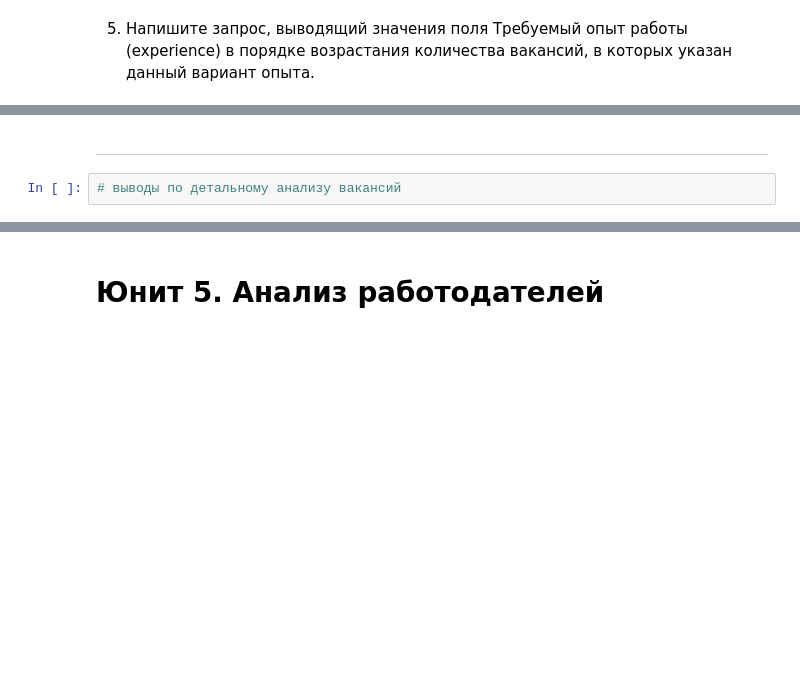
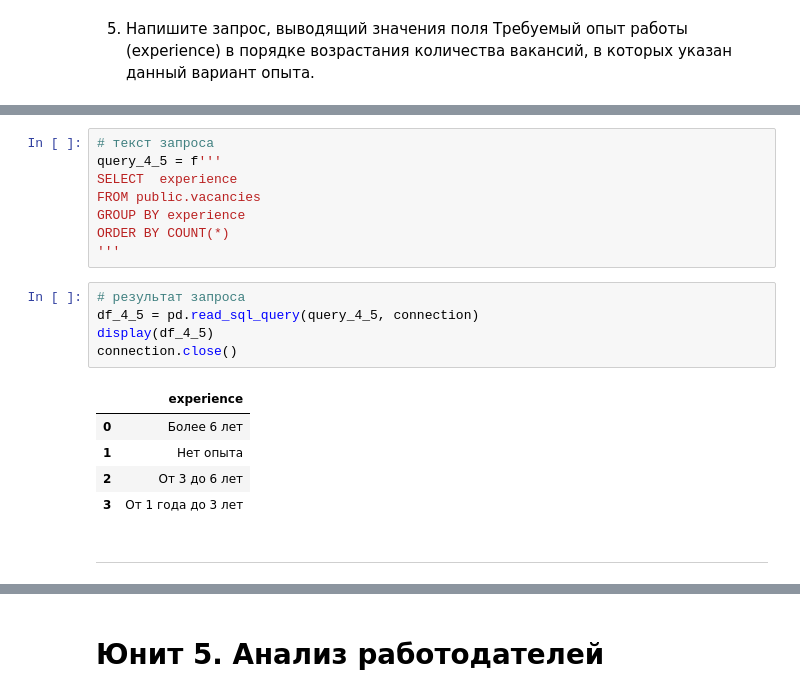
Before and after one commit to eartzhi/HH_project_2, a Jupyter notebook: Project_2_Ноутбук.ipynb, the cells around one changed output, grey strips where cells are left out. Drawn from its saved outputs; the diff is of its cells as text; blank space fills up the shorter version.

```diff
--- a/Project_2_Ноутбук.ipynb
+++ b/Project_2_Ноутбук.ipynb
@@ -169,4 +212,21 @@ connection.close()
+# %%
+# текст запроса
+query_4_5 = f'''
+SELECT  experience
+FROM public.vacancies
+GROUP BY experience
+ORDER BY COUNT(*)
+'''
+# %%
+# результат запроса
+df_4_5 = pd.read_sql_query(query_4_5, connection)
+display(df_4_5)
+connection.close()
+# %% [output]
+|  | experience |
+| 0 | Более 6 лет |
+| 1 | Нет опыта |
+| 2 | От 3 до 6 лет |
+| 3 | От 1 года до 3 лет |
 # %% [markdown]
 ***
-# %%
-# выводы по детальному анализу вакансий
```
Also changed, not shown: parts of 19 cells of this notebook.
